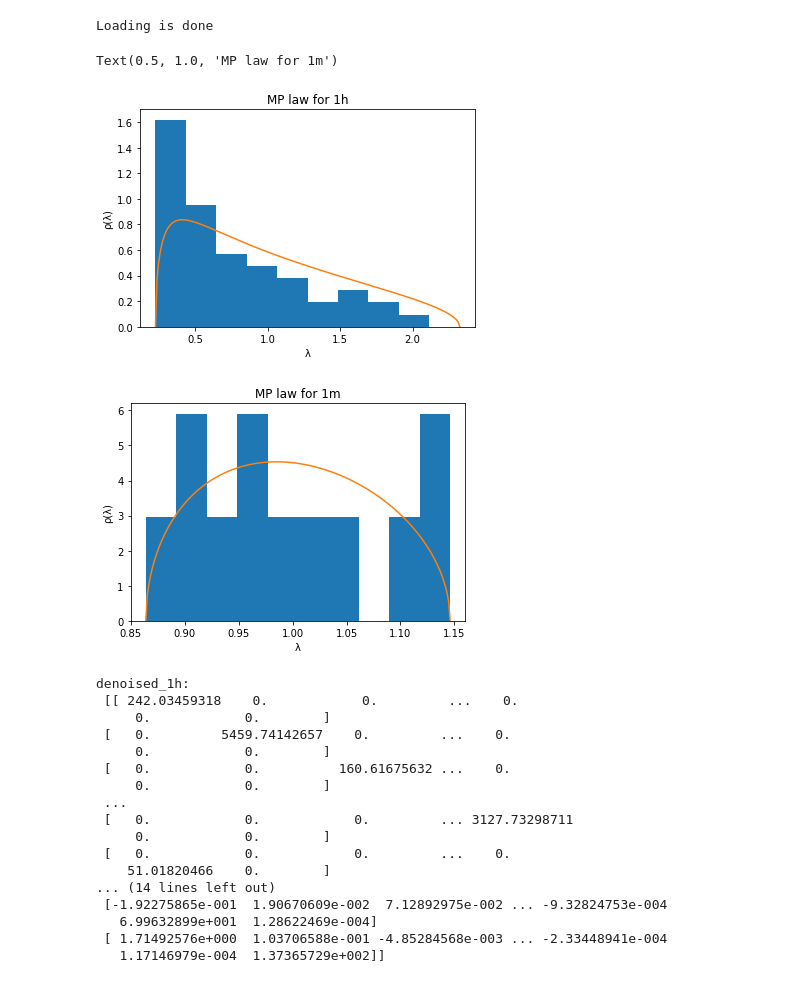
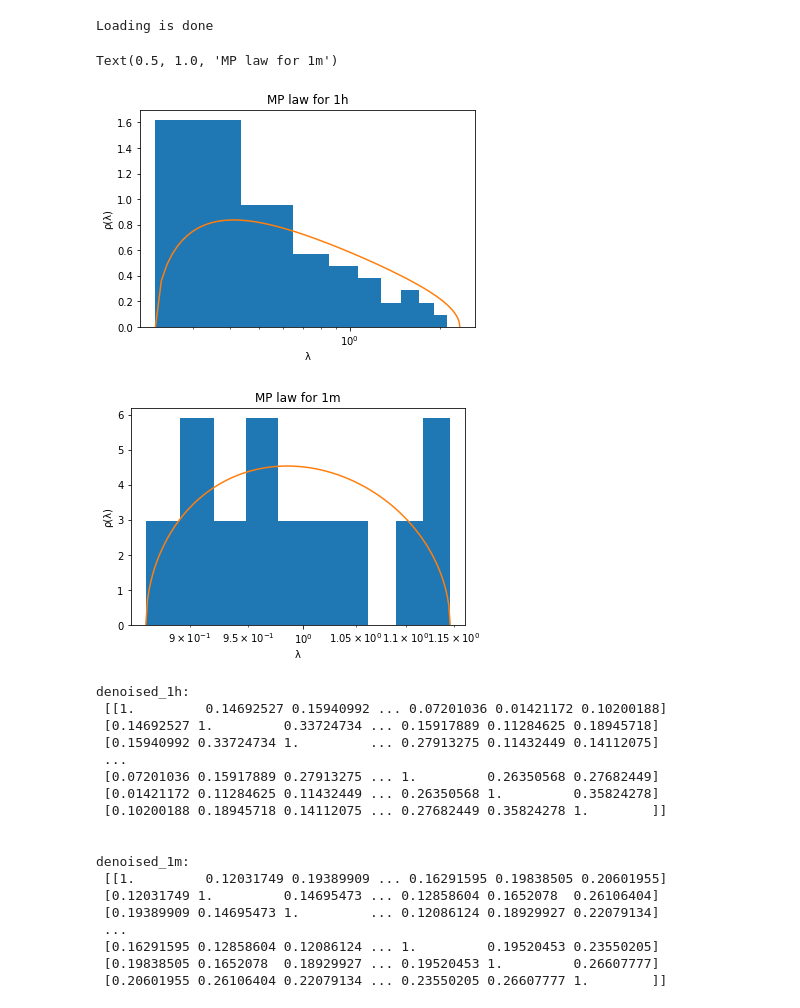
Before and after one commit to JunTu-XD/NetSci, a Jupyter notebook: assignment_7/Tu_Jun_EX07.ipynb, the cells around one changed output. Saved outputs shown, nothing was run; the diff lists cells and outputs as text; code cells hidden in the pictures.

```diff
--- a/assignment_7/Tu_Jun_EX07.ipynb
+++ b/assignment_7/Tu_Jun_EX07.ipynb
@@ -49,35 +58,37 @@ eigval_1m, eigvec_1m = np.linalg.eig(cormat_1m)
 
 Q_1h = 3.6289
 Q_1m = 200.8969
 
 lambda_min_1h, lambda_max_1h = lambda_min_max(Q_1h)
 lambda_min_1m, lambda_max_1m = lambda_min_max(Q_1m)
 
 x_1h = np.arange(lambda_min_1h, lambda_max_1h, (lambda_max_1h - lambda_min_1h)/200)
 x_1m = np.arange(lambda_min_1m, lambda_max_1m, (lambda_max_1m - lambda_min_1m)/200)
 x_1h = np.append(x_1h, lambda_max_1h)
 x_1m = np.append(x_1m, lambda_max_1m)
 
 y_1h = [marcenko_pastur(Q_1h, x) for x in x_1h]
 y_1m = [marcenko_pastur(Q_1m, x) for x in x_1m]
 
 new_figure()
 plt.hist(eigval_1h, range = (lambda_min_1h, lambda_max_1h), density = True)
 plt.plot(x_1h, y_1h)
+plt.xscale('log')
 plt.xlabel('\u03BB')
 plt.ylabel('\u03C1(\u03BB)')
 plt.title('MP law for 1h')
 
 new_figure()
 plt.hist(eigval_1m, range = (lambda_min_1m, lambda_max_1m), density = True)
 plt.plot(x_1m, y_1m)
+plt.xscale('log')
 plt.xlabel('\u03BB')
 plt.ylabel('\u03C1(\u03BB)')
 plt.title('MP law for 1m')
 # %% [output]
 Text(0.5, 1.0, 'MP law for 1m')
-[figure, old version]
+[figure, new version]
-[figure, old version]
+[figure, new version]
 # %%
 noise_1h = []
 signal_1h = []
@@ -102,40 +113,41 @@ norm_noise_1m = [lambda_i / sum(noise_1m) * len(noise_1m) for lambda_i in noise_
 diagonal_1h = replace_noise(eigval_1h, norm_noise_1h, lambda_max_1h)
 diagonal_1m = replace_noise(eigval_1m, norm_noise_1m, lambda_max_1m)
 
-denoised_1h = eigvec_1h * diagonal_1h * eigvec_1h.T
-denoised_1m = eigvec_1m * diagonal_1m * eigvec_1m.T
+denoised_1h = eigvec_1h.dot(diagonal_1h).dot(np.linalg.inv(eigvec_1h))
+denoised_1m = eigvec_1m.dot(diagonal_1m).dot(np.linalg.inv(eigvec_1m))
 
-D_1h = np.empty(denoised_1h.shape)
-D_1m = np.empty(denoised_1m.shape)
+D_1h = np.zeros(denoised_1h.shape)
+D_1m = np.zeros(denoised_1m.shape)
 
 for i in range(0, denoised_1h.shape[0]):
-    D_1h[i,i] = 1 / math.sqrt(denoised_1h[i,i])
+    D_1h[i][i] = 1 / math.sqrt(denoised_1h[i][i])
 
 for i in range(0, denoised_1m.shape[0]):
-    D_1m[i,i] = 1 / math.sqrt(denoised_1m[i,i])
+    D_1m[i][i] = 1 / math.sqrt(denoised_1m[i][i])
 
-denoised_1h = D_1h * diagonal_1h * D_1h.T
-denoised_1m = D_1m * diagonal_1m * D_1m.T
+denoised_1h = D_1h.dot(denoised_1h).dot(D_1h)
+denoised_1m = D_1m.dot(denoised_1m).dot(D_1m)
 
 print('denoised_1h:\n', denoised_1h)
 print('\n')
 print('denoised_1m:\n', denoised_1m)
 # %% [output]
 denoised_1h:
- [[ 242.03459318    0.            0.         ...    0.
-     0.            0.        ]
- [   0.         5459.74142657    0.         ...    0.
-     0.            0.        ]
- [   0.            0.          160.61675632 ...    0.
-     0.            0.        ]
+ [[1.         0.14692527 0.15940992 ... 0.07201036 0.01421172 0.10200188]
+ [0.14692527 1.         0.33724734 ... 0.15917889 0.11284625 0.18945718]
+ [0.15940992 0.33724734 1.         ... 0.27913275 0.11432449 0.14112075]
  ...
- [   0.            0.            0.         ... 3127.73298711
-     0.            0.        ]
- [   0.            0.            0.         ...    0.
-    51.01820466    0.        ]
-... (14 lines left out)
- [-1.92275865e-001  1.90670609e-002  7.12892975e-002 ... -9.32824753e-004
-   6.99632899e+001  1.28622469e-004]
- [ 1.71492576e+000  1.03706588e-001 -4.85284568e-003 ... -2.33448941e-004
-   1.17146979e-004  1.37365729e+002]]
+ [0.07201036 0.15917889 0.27913275 ... 1.         0.26350568 0.27682449]
+ [0.01421172 0.11284625 0.11432449 ... 0.26350568 1.         0.35824278]
+ [0.10200188 0.18945718 0.14112075 ... 0.27682449 0.35824278 1.        ]]
+
+
+denoised_1m:
+ [[1.         0.12031749 0.19389909 ... 0.16291595 0.19838505 0.20601955]
+ [0.12031749 1.         0.14695473 ... 0.12858604 0.1652078  0.26106404]
+ [0.19389909 0.14695473 1.         ... 0.12086124 0.18929927 0.22079134]
+ ...
+ [0.16291595 0.12858604 0.12086124 ... 1.         0.19520453 0.23550205]
+ [0.19838505 0.1652078  0.18929927 ... 0.19520453 1.         0.26607777]
+ [0.20601955 0.26106404 0.22079134 ... 0.23550205 0.26607777 1.        ]]
 # %%
```
Also changed, not shown: parts of 3 cells of this notebook.
